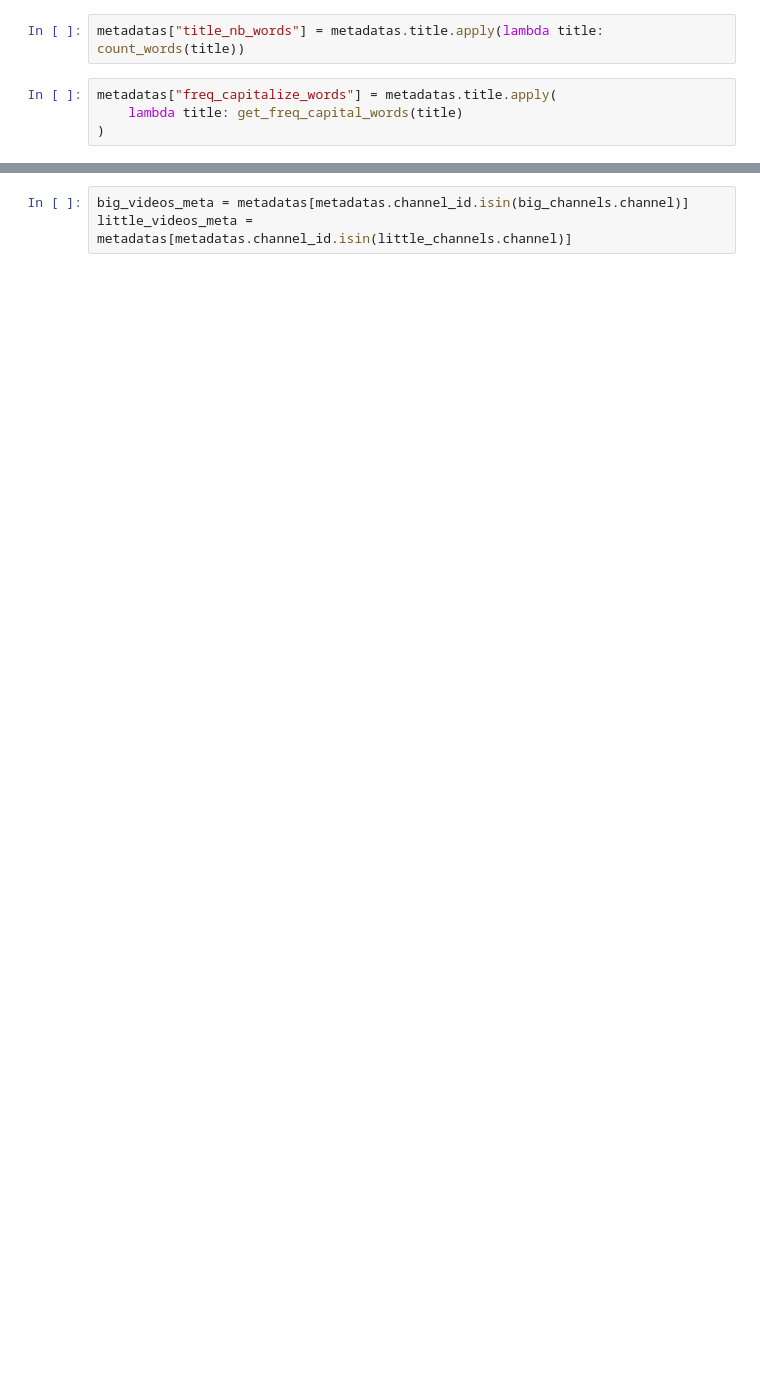
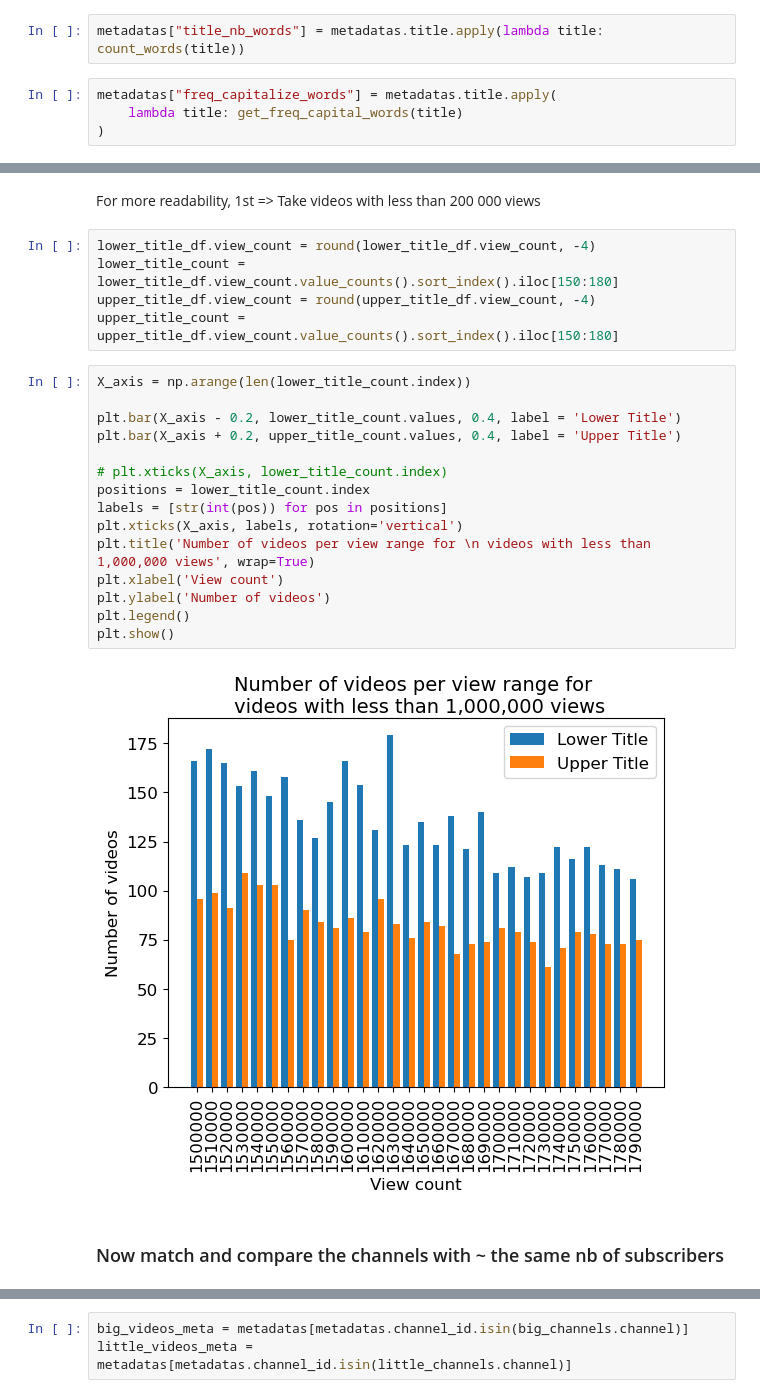
Before and after one commit to epfl-ada/ada-2022-project-adaptation, a Jupyter notebook: MS3_Analysis.ipynb, the cells around one changed output, grey strips where cells are left out. Saved outputs shown, nothing was run; the diff lists cells and outputs as text; blank space fills up the shorter version.

```diff
--- a/MS3_Analysis.ipynb
+++ b/MS3_Analysis.ipynb
@@ -783,0 +820,26 @@ Now match and compare the channels with ~ the same nb of subscribers
+# %% [markdown]
+For more readability, 1st => Take videos with less than 200 000 views
+# %%
+lower_title_df.view_count = round(lower_title_df.view_count, -4)
+lower_title_count = lower_title_df.view_count.value_counts().sort_index().iloc[150:180]
+upper_title_df.view_count = round(upper_title_df.view_count, -4)
+upper_title_count = upper_title_df.view_count.value_counts().sort_index().iloc[150:180]
+# %%
+X_axis = np.arange(len(lower_title_count.index))
+
+plt.bar(X_axis - 0.2, lower_title_count.values, 0.4, label = 'Lower Title')
+plt.bar(X_axis + 0.2, upper_title_count.values, 0.4, label = 'Upper Title')
+
+# plt.xticks(X_axis, lower_title_count.index)
+positions = lower_title_count.index
+labels = [str(int(pos)) for pos in positions]
+plt.xticks(X_axis, labels, rotation='vertical')
+plt.title('Number of videos per view range for \n videos with less than 1,000,000 views', wrap=True)
+plt.xlabel('View count')
+plt.ylabel('Number of videos')
+plt.legend()
+plt.show()
+# %% [output]
+[figure, added]
+# %% [markdown]
+### Now match and compare the channels with ~ the same nb of subscribers
```
Also changed, not shown: parts of 55 cells of this notebook.
